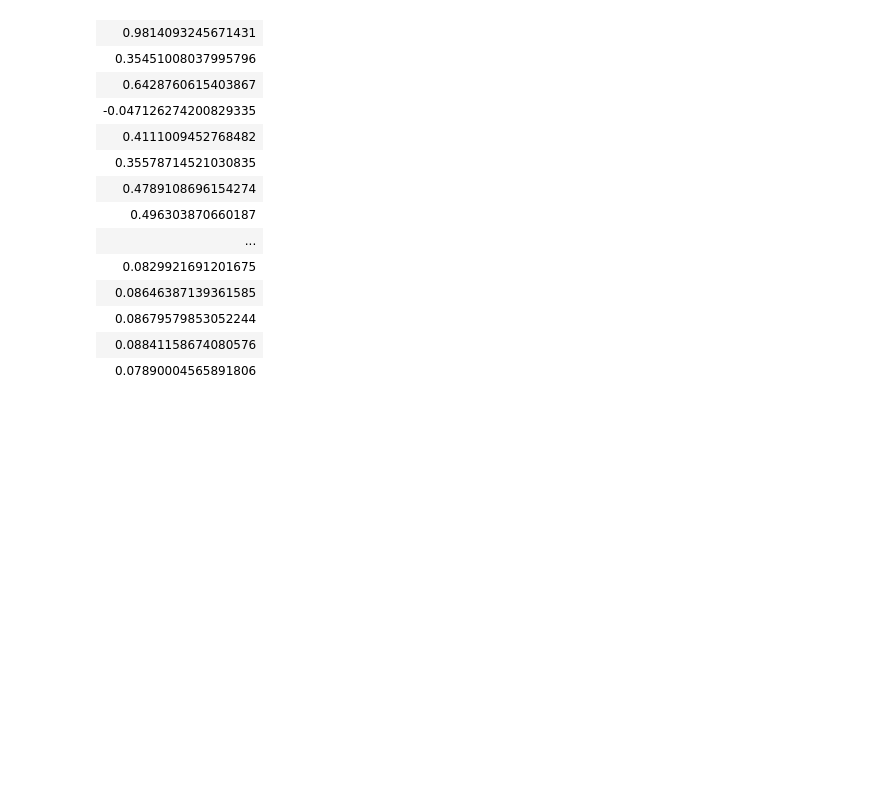
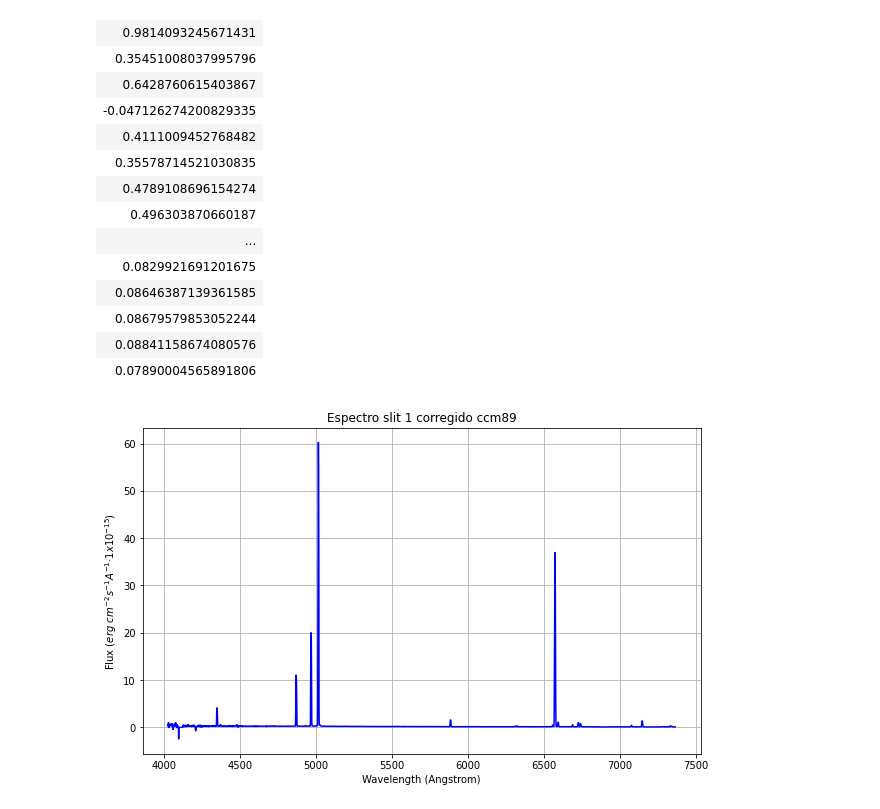
Before and after one commit to blnblnbln/TESIS, a Jupyter notebook: codes/ascii.ipynb, the cells around one changed output. Drawn from its saved outputs; the diff is of its cells as text; code cells hidden in the pictures; blank space fills up the shorter version.

```diff
--- a/codes/ascii.ipynb
+++ b/codes/ascii.ipynb
@@ -60,7 +82,8 @@ array([0.43563222, 0.43548925, 0.43534611, ..., 0.2074851 , 0.20741561,
        0.20734611])
 # %%
 # Fitzpatrick (1999)
-extinction.fitzpatrick99(wave, 0.299, 3.1)
+wave_f99 = extinction.fitzpatrick99(wave, 0.299, 3.1)
+wave_f99 #array of extinction in magnitudes at each input wavelength
 # %% [output]
 array([0.42348602, 0.4233575 , 0.42322902, ..., 0.18983148, 0.18976888,
        0.18970631])
@@ -77,7 +121,8 @@ asdf = np.ones(3)
 asdf
 
 # "deredden" flux by A_V = 0.299 with CCM89
-remove(ccm89(wave, 0.299, 3.1), flux)
+flux_ccm89 = remove(ccm89(wave, 0.299, 3.1), flux)
+flux_ccm89
 # %% [output]
 <Column name='flux' dtype='float64' length=2234>
 | 0.419624711988652 |
@@ -138,3 +185,14 @@ remove(fitzpatrick99(wave, 0.299, 3.1), flux)
 | 0.08679579853052244 |
 | 0.08841158674080576 |
 | 0.07890004565891806 |
+# %%
+%matplotlib inline
+plt.figure(figsize=(10, 6))
+plt.plot(wave, flux_ccm89, linestyle='-', color='b')
+plt.xlabel('Wavelength (Angstrom)')
+plt.ylabel('Flux $(erg\ cm^{-2} s^{-1} A^{-1} · 1x 10^{-15})$')
+plt.title('Espectro slit 1 corregido ccm89')
+plt.grid(True)
+plt.show()
+# %% [output]
+[figure, added]
```
Also changed, not shown: parts of 10 cells of this notebook, 1 other file.
